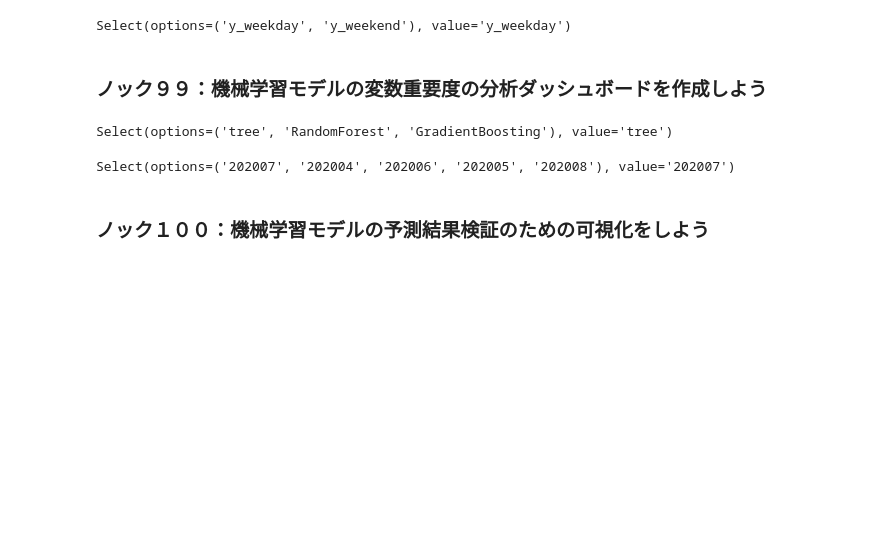
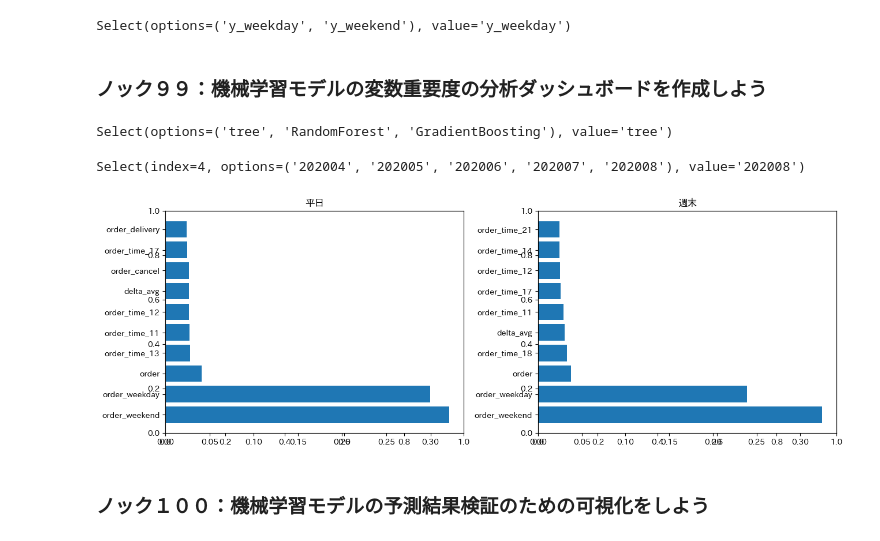
Before and after one commit to HayateSato/Pra, a Jupyter notebook: 10章_機械学習システムのダッシュボードを作成する１０本ノック.ipynb, the cells around one changed output. Cells and saved outputs as stored; diff of their text form; code cells hidden in the pictures; blank space fills up the shorter version.

Commit message:
Sorting Month Array / Dropdown list

```diff
--- a/10章_機械学習システムのダッシュボードを作成する１０本ノック.ipynb
+++ b/10章_機械学習システムのダッシュボードを作成する１０本ノック.ipynb
@@ -336,6 +336,8 @@ Select(options=('y_weekday', 'y_weekend'), value='y_weekday')
 # %% [markdown]
 ### ノック９９：機械学習モデルの変数重要度の分析ダッシュボードを作成しよう
 # %%
+import numpy as np
+
 opt1 = ''
 opt2 = ''
 
@@ -364,34 +366,35 @@ def graph_by_multi():
                                     (importance_all['model_target']=='y_weekend')].copy()
 
     importance_tg_wd.sort_values('importance',ascending=False,inplace=True)
     importance_tg_we.sort_values('importance',ascending=False,inplace=True)
 
     importance_tg_wd = importance_tg_wd.head(10)
     importance_tg_we = importance_tg_we.head(10)
 
     fig, (ax1, ax2) = plt.subplots(1, 2, figsize=(15,5))
     plt.subplots_adjust(wspace=0.25, hspace=0.6)
     ax1 = fig.add_subplot(1, 2, 1)
     plt.barh(importance_tg_wd['cols'], importance_tg_wd['importance'])
     ax1.set_title('平日')
 
     ax2 = fig.add_subplot(1, 2, 2)
     plt.barh(importance_tg_we['cols'], importance_tg_we['importance'])
     ax2.set_title('週末')
 
 
 s1_option = importance_all['model_name'].unique()
-s2_option = importance_all['year_month'].unique()
+s2_option = np.sort(importance_all['year_month'].unique())
 
 select1 = Select(options=s1_option)
 select1.observe(s1_update, names='value')
 
 select2 = Select(options=s2_option)
 select2.observe(s2_update, names='value')
 
 display(select1, select2)
 # %% [output]
 Select(options=('tree', 'RandomForest', 'GradientBoosting'), value='tree')
-Select(options=('202007', '202004', '202006', '202005', '202008'), value='202007')
+Select(index=4, options=('202004', '202005', '202006', '202007', '202008'), value='202008')
+[figure, added]
 # %% [markdown]
 ### ノック１００：機械学習モデルの予測結果検証のための可視化をしよう
```
